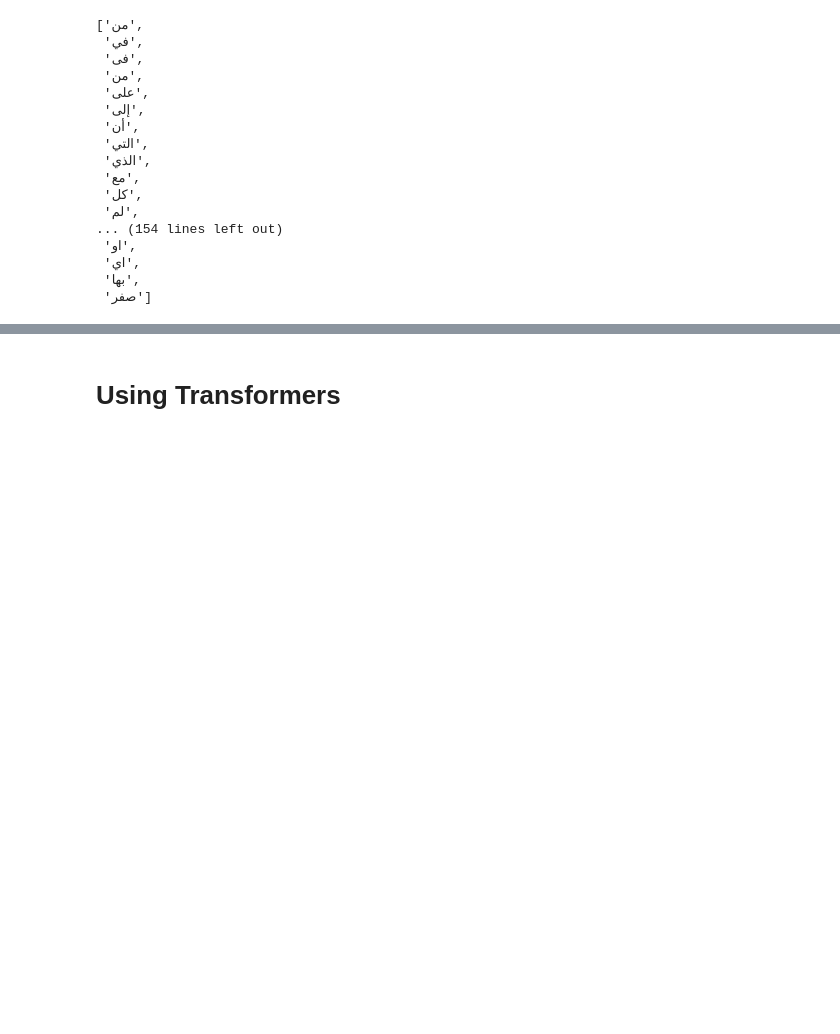
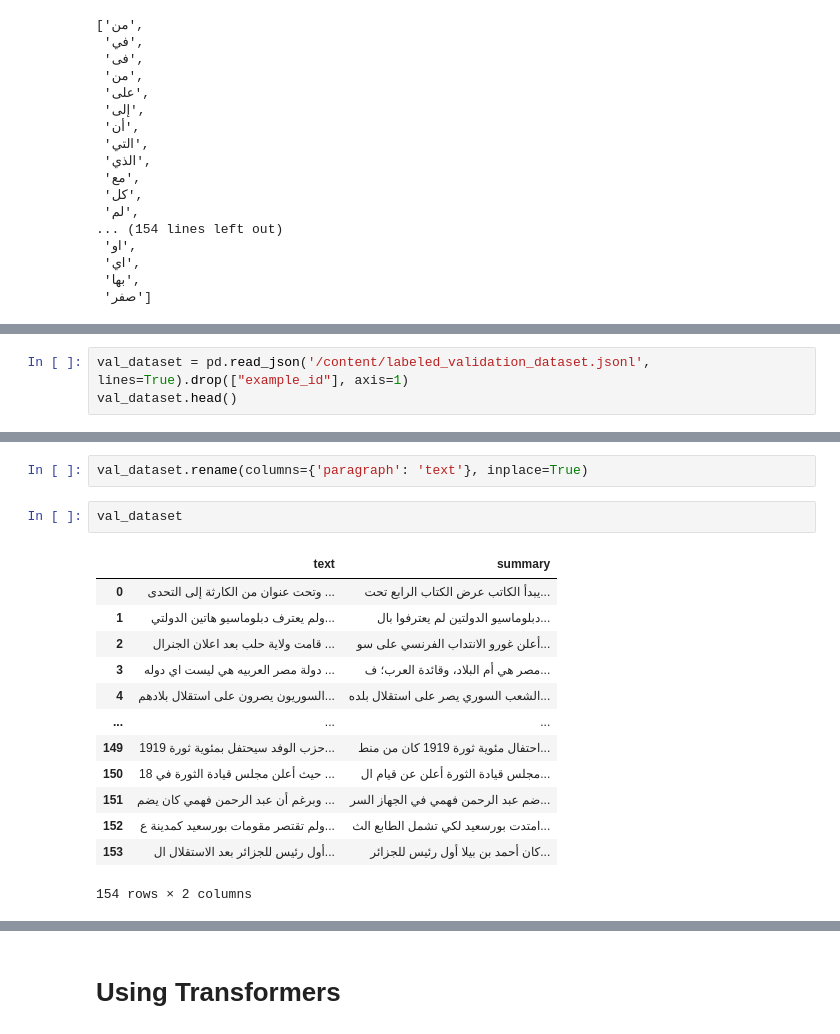
Before and after one commit to Mohieldin-Hammad/Arabic-Text-Summarization, a Jupyter notebook: text_summaraization.ipynb, the cells around one changed output, grey strips where cells are left out. Saved outputs shown, nothing was run; the diff lists cells and outputs as text; blank space fills up the shorter version.

```diff
--- a/text_summaraization.ipynb
+++ b/text_summaraization.ipynb
@@ -279,0 +670,3 @@ stop_words
+# %%
+val_dataset = pd.read_json('/content/labeled_validation_dataset.jsonl', lines=True).drop(["example_id"], axis=1)
+val_dataset.head()
@@ -279,0 +680,18 @@ stop_words
+# %%
+val_dataset.rename(columns={'paragraph': 'text'}, inplace=True)
+# %%
+val_dataset
+# %% [output]
+|  | text | summary |
+| 0 | وتحت عنوان من الكارثة إلى التحدى ... | يبدأ الكاتب عرض الكتاب الرابع تحت... |
+| 1 | ولم يعترف دبلوماسيو هاتين الدولتي... | دبلوماسيو الدولتين لم يعترفوا بال... |
+| 2 | قامت ولاية حلب بعد اعلان الجنرال ... | أعلن غورو الانتداب الفرنسي على سو... |
+| 3 | دولة مصر العربيه هي ليست اي دوله ... | مصر هي أم البلاد، وقائدة العرب؛ ف... |
+| 4 | السوريون يصرون على استقلال بلادهم... | الشعب السوري يصر على استقلال بلده... |
+| ... | ... | ... |
+| 149 | حزب الوفد سيحتفل بمئوية ثورة 1919... | احتفال مئوية ثورة 1919 كان من منط... |
+| 150 | حيث أعلن مجلس قيادة الثورة في 18 ... | مجلس قيادة الثورة أعلن عن قيام ال... |
+| 151 | وبرغم أن عبد الرحمن فهمي كان يضم ... | ضم عبد الرحمن فهمي في الجهاز السر... |
+| 152 | ولم تقتصر مقومات بورسعيد كمدينة ع... | امتدت بورسعيد لكي تشمل الطابع الث... |
+| 153 | أول رئيس للجزائر بعد الاستقلال ال... | كان أحمد بن بيلا أول رئيس للجزائر... |
+154 rows × 2 columns
```
Also changed, not shown: parts of 33 cells of this notebook, 1 other file.
